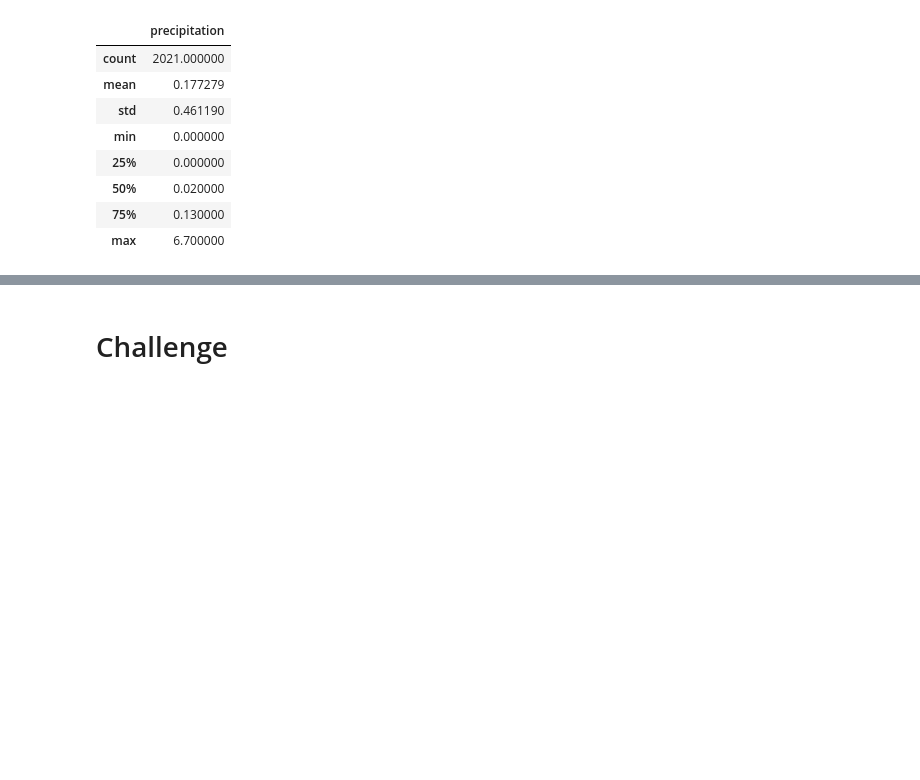
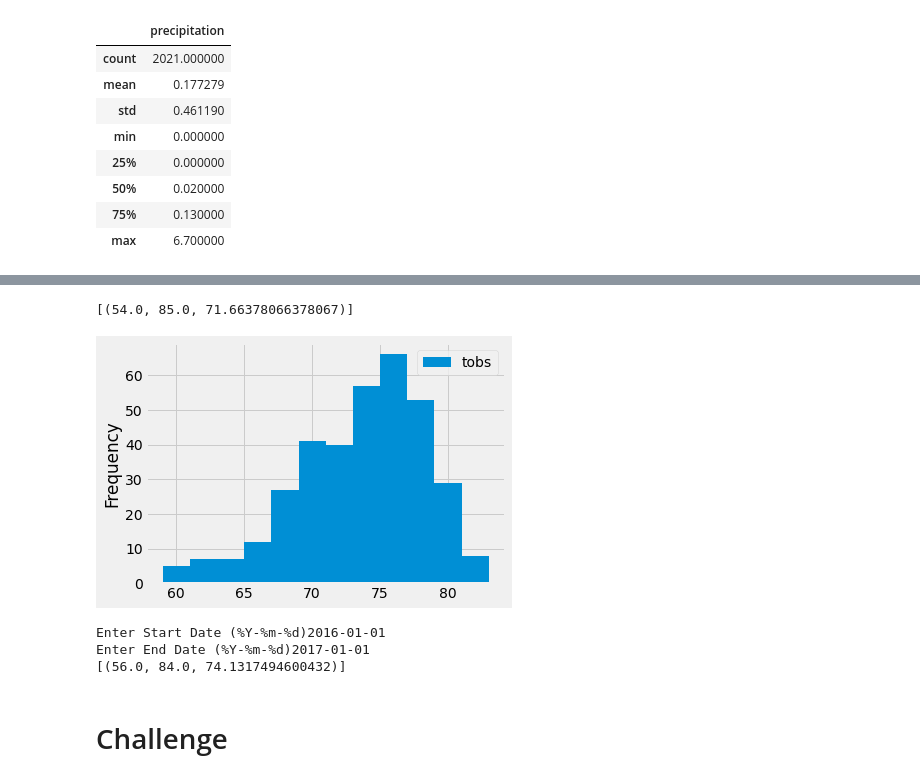
Before and after one commit to ssathyanath/Surfs_Up, a Jupyter notebook: climate_analysis.ipynb, the cells around one changed output, grey strips where cells are left out. Drawn from its saved outputs; the diff is of its cells as text; code cells hidden in the pictures; blank space fills up the shorter version.

```diff
--- a/climate_analysis.ipynb
+++ b/climate_analysis.ipynb
@@ -82,11 +104,36 @@ df.describe()
 # %%
 # Using the station id from the previous query, calculate the lowest temperature recorded,
 # highest temperature recorded, and average temperature most active station?
+session.query(func.min(Measurement.tobs), func.max(Measurement.tobs), func.avg(Measurement.tobs)).\
+filter(Measurement.station == 'USC00519281').all()
+# %% [output]
+[(54.0, 85.0, 71.66378066378067)]
 # %%
 # Choose the station with the highest number of temperature observations.
 # Query the last 12 months of temperature observation data for this station and plot the results as a histogram
+results = session.query(Measurement.tobs).\
+filter(Measurement.station == 'USC00519281').\
+filter(Measurement.date >= prev_year).all()
+
+df = pd.DataFrame(results, columns=['tobs'])
+df.plot.hist(bins=12)
+plt.tight_layout()
+# %% [output]
+[figure, added]
 # %%
 # Write a function called `calc_temps` that will accept start date and end date in the format '%Y-%m-%d'
 # and return the minimum, average, and maximum temperatures for that range of dates
+def get_date():
+    start_date = input("Enter Start Date (%Y-%m-%d)")
+    end_date = input("Enter End Date (%Y-%m-%d)")
+    results = session.query(func.min(Measurement.tobs), func.max(Measurement.tobs), func.avg(Measurement.tobs)).\
+    filter((Measurement.date >= start_date) & (Measurement.date <= end_date)).all()
+    print (results)
+
+get_date()
+# %% [output]
+Enter Start Date (%Y-%m-%d)2016-01-01
+Enter End Date (%Y-%m-%d)2017-01-01
+[(56.0, 84.0, 74.1317494600432)]
 # %% [markdown]
 # Challenge
```
Also changed, not shown: parts of 2 cells of this notebook.
